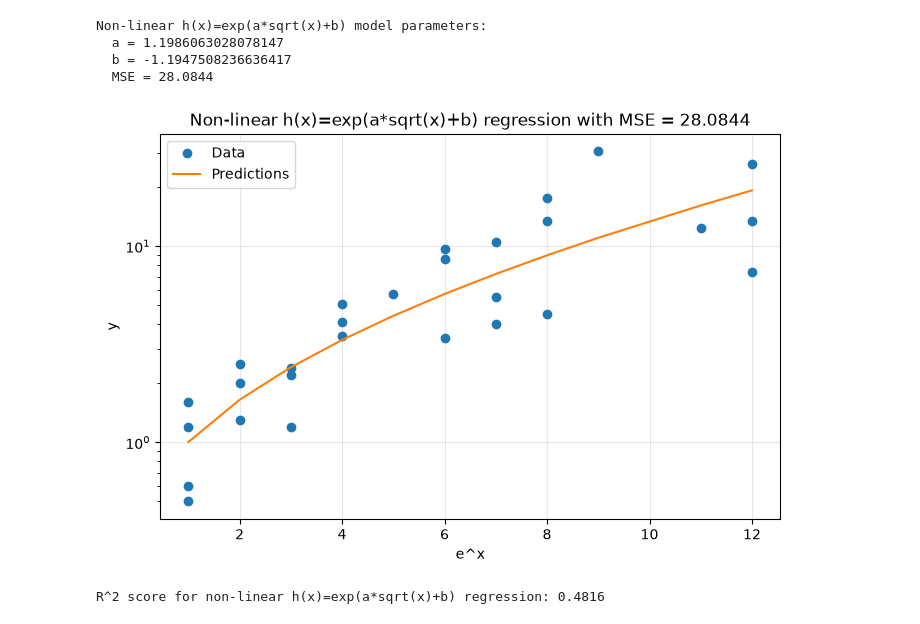
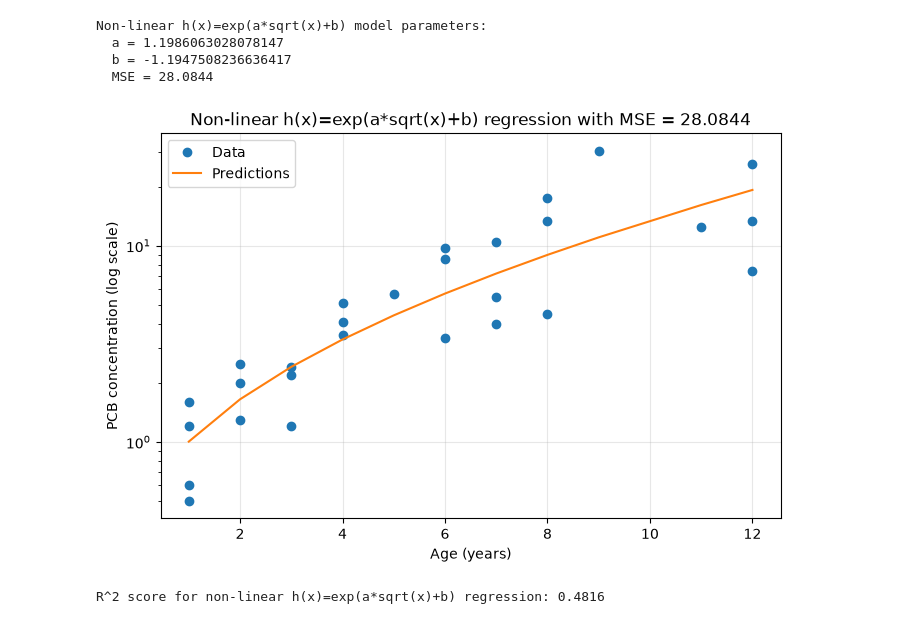
Before and after one commit to lspita-academic/ucph-machine-learning-a, a Jupyter notebook: assignments/ha1/regression/regression.ipynb, the cells around one changed output. Cells and saved outputs as stored; diff of their text form; code cells hidden in the pictures.

```diff
--- a/assignments/ha1/regression/regression.ipynb
+++ b/assignments/ha1/regression/regression.ipynb
@@ -110,8 +120,8 @@ R^2 score for non-linear h(x)=exp(ax+b) regression: 0.3570
 # %%
 y_ln = np.log(y)
 X_sqrt = np.sqrt(X)
-w_sqrt_ln, b_sqrt_ln, f_sqrt_ln = linear_regression(X_sqrt, y_ln)
-y_hat_sqrt_exp = np.exp(f_sqrt_ln(X_sqrt))
+w_sqrt_ln, b_sqrt_ln, h_sqrt_ln = linear_regression(X_sqrt, y_ln)
+y_hat_sqrt_exp = np.exp(h_sqrt_ln(X_sqrt))
 mse_sqrt_exp = mean_squared_error(y, y_hat_sqrt_exp)
 print("Non-linear h(x)=exp(a*sqrt(x)+b) model parameters:")
 print(f"  a = {w_sqrt_ln.flatten()[0]}")
@@ -125,20 +135,20 @@ Non-linear h(x)=exp(a*sqrt(x)+b) model parameters:
 # %%
 y_hat_sqrt_exp_plot = y_hat_sqrt_exp.flatten()[plot_order]
 
 fig, ax = plt.subplots(figsize=(8, 5))
 ax.plot(x_plot, y_plot, "o", label="Data")
 ax.plot(x_plot, y_hat_sqrt_exp_plot, "-", label="Predictions")
-ax.set_xlabel("e^x")
-ax.set_ylabel("y")
+ax.set_xlabel("Age (years)")
+ax.set_ylabel("PCB concentration (log scale)")
 ax.set_yscale("log")
 ax.set_title(f"Non-linear h(x)=exp(a*sqrt(x)+b) regression with MSE = {mse_sqrt_exp:.4f}")
 ax.grid(alpha=0.3)
 ax.legend()
 plt.show()
 
 save_plot(fig, "non_linear_sqrt_exp_regression.png")
 # %% [output]
-[figure, old version]
+[figure, new version]
 # %%
 r2_sqrt_exp = r2_score(y, y_hat_sqrt_exp)
 print(f"R^2 score for non-linear h(x)=exp(a*sqrt(x)+b) regression: {r2_sqrt_exp:.4f}")
```
Also changed, not shown: parts of 4 cells of this notebook, 6 other files.
